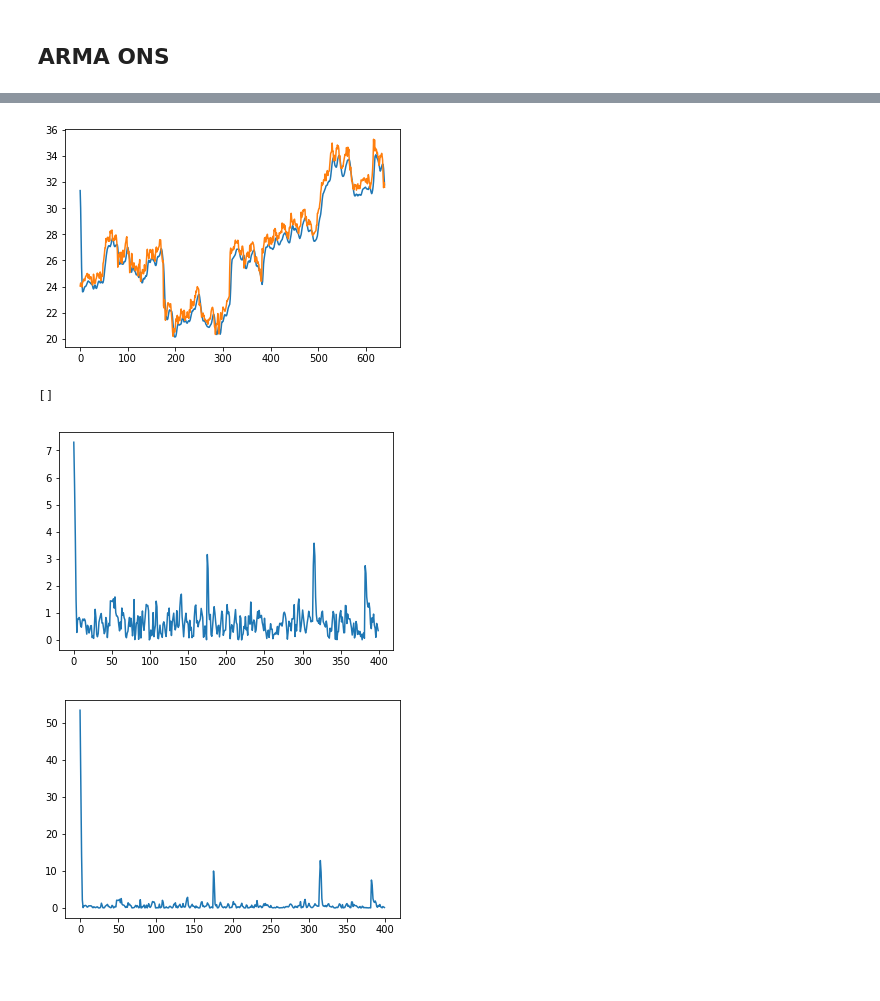
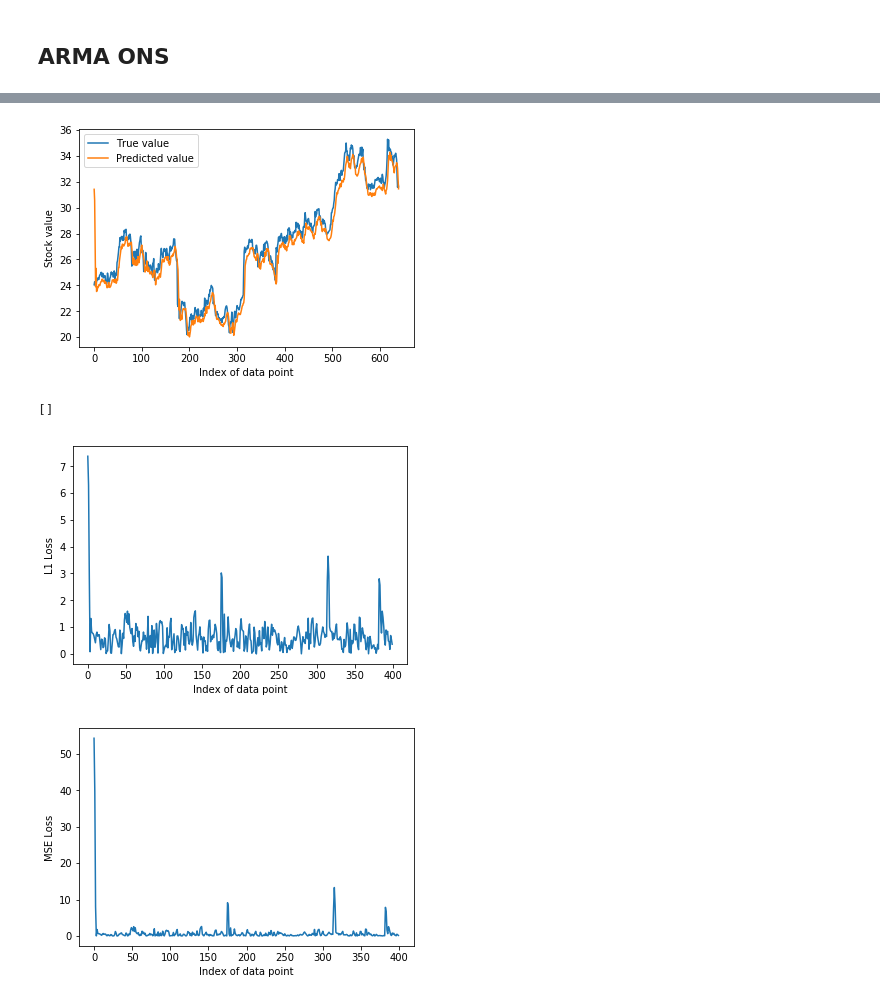
Before and after one commit to karthikpalavalli/Online-Models-for-Time-Series, a Jupyter notebook: ARMA-COMBINED.ipynb, the cells around one changed output, grey strips where cells are left out. Saved outputs shown, nothing was run; the diff lists cells and outputs as text; code cells hidden in the pictures; blank space fills up the shorter version.

Commit message:
added images

```diff
--- a/ARMA-COMBINED.ipynb
+++ b/ARMA-COMBINED.ipynb
@@ -410,9 +452,9 @@ arma_ons.fit(X=train_data)
 actual_val = test_data
 pred_val = arma_ons.predict(test_data)
 # %%
-plot_accuracy_graphs(pred_val, actual_val)
+plot_accuracy_graphs(pred_val, actual_val, 'ARMAONS_accuracy.png')
 # %% [output]
-[figure, old version]
+[figure, new version]
 # %%
 l1_loss_lstm = list()
 
@@ -422,11 +464,18 @@ for val_iter in range(len(actual_val)):
     l1_loss_lstm.append(L1(pred_val[val_iter], actual_val[val_iter]))
 
 t = 400
+
 plt.plot([x for x in range(400)], l1_loss_lstm[:400])
+
+plt.ylabel('L1 Loss')
+plt.xlabel('Index of data point')
+
+plt.savefig('L1_loss_armaons.png')
+
 plt.show()
 # %% [output]
 []
-[figure, old version]
+[figure, new version]
 # %%
 mse_loss_lstm = list()
 
@@ -434,10 +483,17 @@ for val_iter in range(len(actual_val)):
     mse_loss_lstm.append(MSE(pred_val[val_iter], actual_val[val_iter]))
 
 t = 400
+
 plt.plot([x for x in range(400)], mse_loss_lstm[:400])
+
+plt.ylabel('MSE Loss')
+plt.xlabel('Index of data point')
+
+plt.savefig('MSE_loss_armaons.png')
+
 plt.show()
 # %% [output]
-[figure, old version]
+[figure, new version]
 # %%
 huber_loss_lstm = list()
 
```
Also changed, not shown: parts of 10 cells of this notebook, 12 other files.
